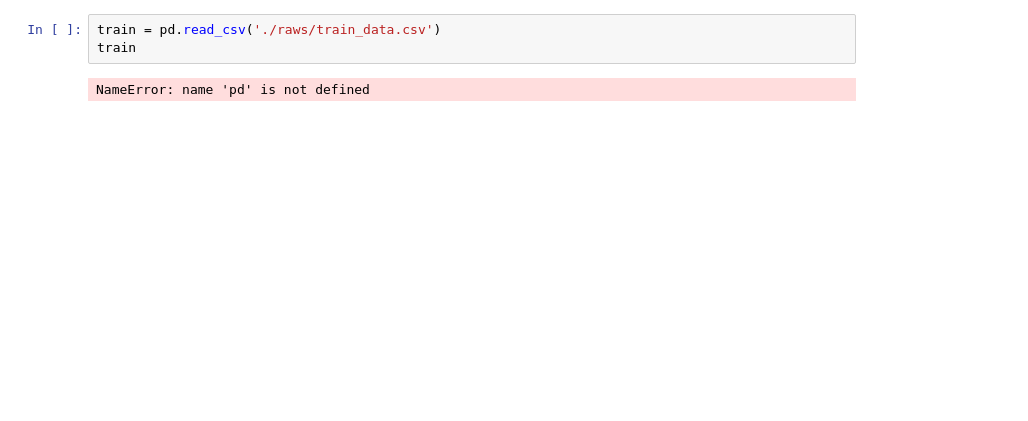
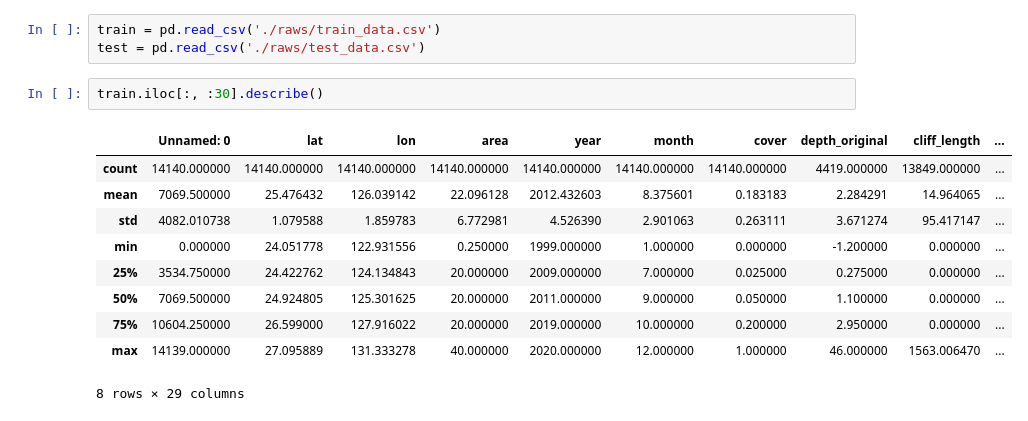
Before and after one commit to androiderNN/bluecarbon, a Jupyter notebook: sources/analysis.ipynb, the cells around one changed output. Cells and saved outputs as stored; diff of their text form; blank space fills up the shorter version.

```diff
--- a/sources/analysis.ipynb
+++ b/sources/analysis.ipynb
@@ -7,5 +4,16 @@ ModuleNotFoundError: No module named 'numpy'
 # %%
 train = pd.read_csv('./raws/train_data.csv')
-train
+test = pd.read_csv('./raws/test_data.csv')
-# %% [output]
-NameError: name 'pd' is not defined
+# %%
+train.iloc[:, :30].describe()
+# %% [output]
+|  | Unnamed: 0 | lat | lon | area | year | month | cover | depth_original | cliff_length | ... |
+| count | 14140.000000 | 14140.000000 | 14140.000000 | 14140.000000 | 14140.000000 | 14140.000000 | 14140.000000 | 4419.000000 | 13849.000000 | ... |
+| mean | 7069.500000 | 25.476432 | 126.039142 | 22.096128 | 2012.432603 | 8.375601 | 0.183183 | 2.284291 | 14.964065 | ... |
+| std | 4082.010738 | 1.079588 | 1.859783 | 6.772981 | 4.526390 | 2.901063 | 0.263111 | 3.671274 | 95.417147 | ... |
+| min | 0.000000 | 24.051778 | 122.931556 | 0.250000 | 1999.000000 | 1.000000 | 0.000000 | -1.200000 | 0.000000 | ... |
+| 25% | 3534.750000 | 24.422762 | 124.134843 | 20.000000 | 2009.000000 | 7.000000 | 0.025000 | 0.275000 | 0.000000 | ... |
+| 50% | 7069.500000 | 24.924805 | 125.301625 | 20.000000 | 2011.000000 | 9.000000 | 0.050000 | 1.100000 | 0.000000 | ... |
+| 75% | 10604.250000 | 26.599000 | 127.916022 | 20.000000 | 2019.000000 | 10.000000 | 0.200000 | 2.950000 | 0.000000 | ... |
+| max | 14139.000000 | 27.095889 | 131.333278 | 40.000000 | 2020.000000 | 12.000000 | 1.000000 | 46.000000 | 1563.006470 | ... |
+8 rows × 29 columns
```
Also changed, not shown: parts of 10 cells of this notebook, 2 other files.
